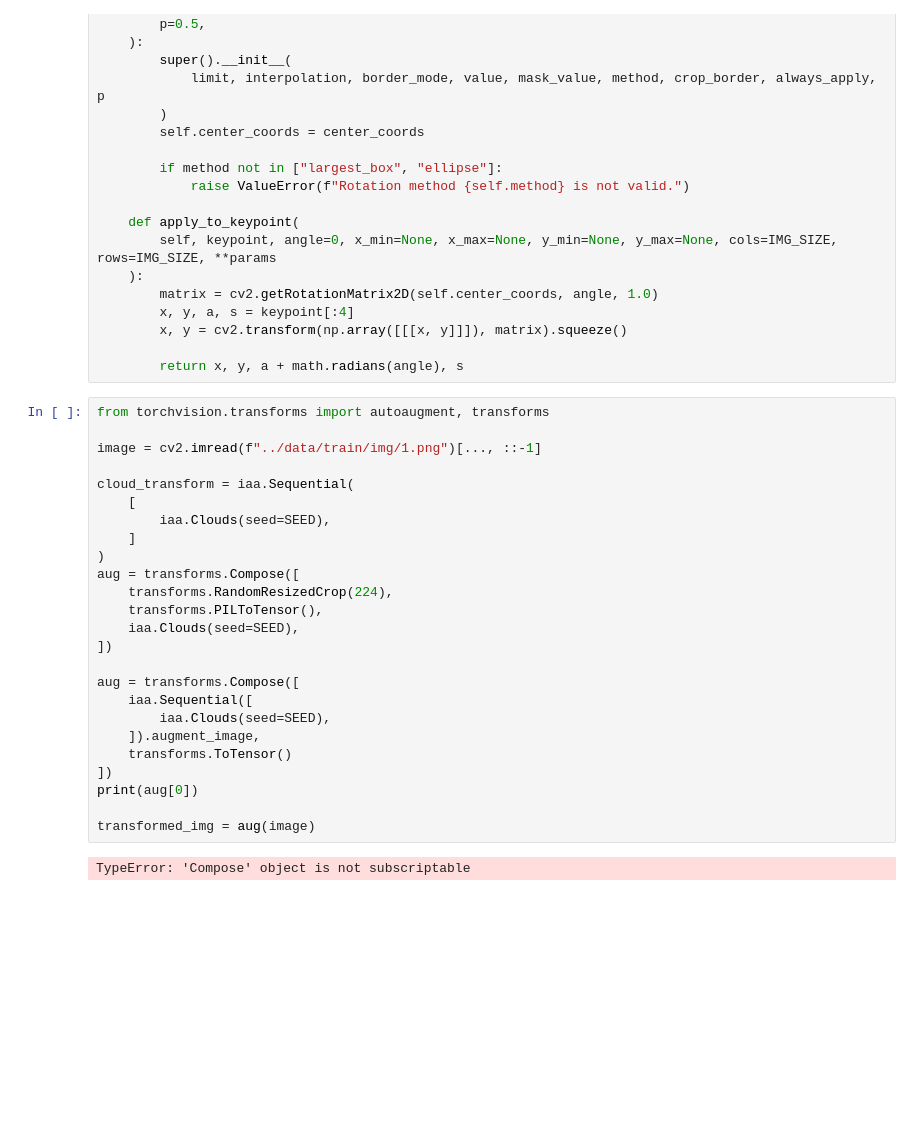
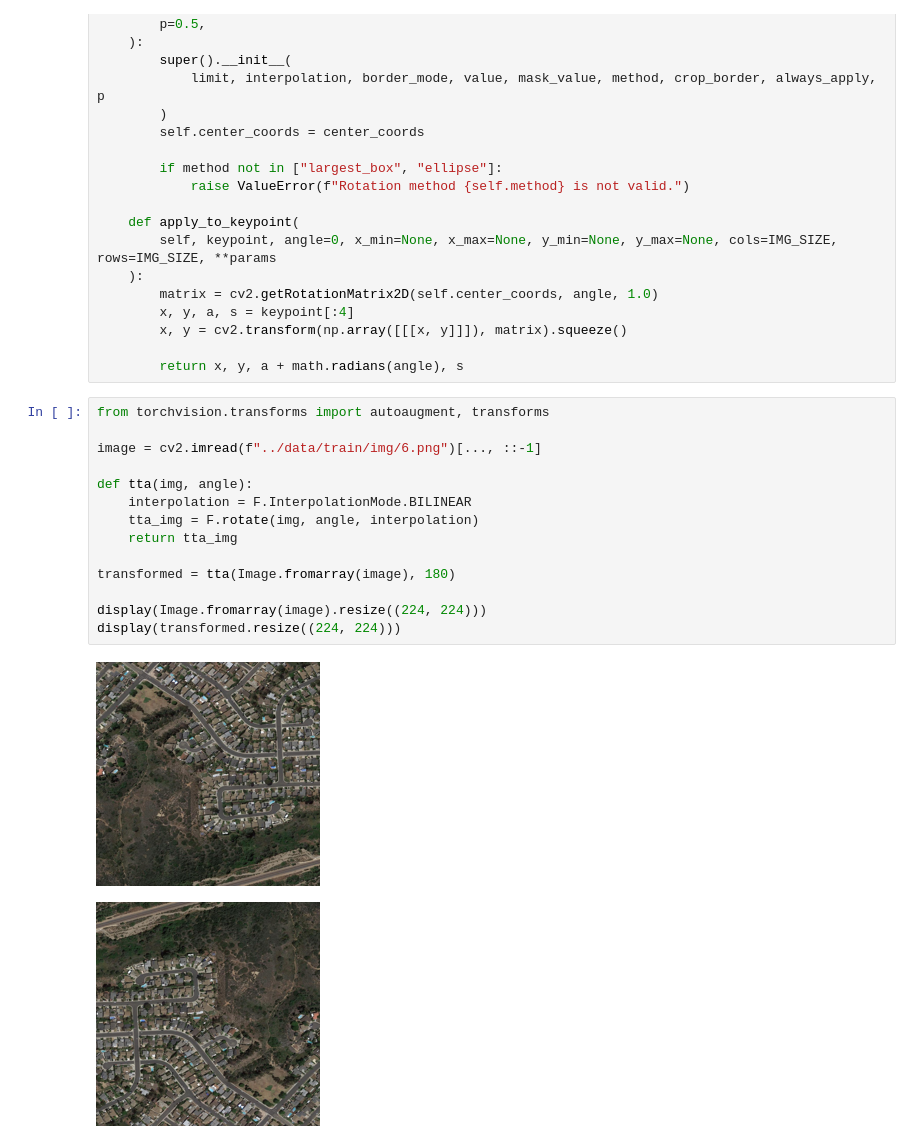
Before and after one commit to traptrip/ai-areal-photo, a Jupyter notebook: notebooks/test_transforms.ipynb, the cells around one changed output. Drawn from its saved outputs; the diff is of its cells as text; blank space fills up the shorter version.

```diff
--- a/notebooks/test_transforms.ipynb
+++ b/notebooks/test_transforms.ipynb
@@ -48,31 +48,21 @@ class RandomRotate(A.Rotate):
         x, y = cv2.transform(np.array([[[x, y]]]), matrix).squeeze()
 
         return x, y, a + math.radians(angle), s
-# %%
-from torchvision.transforms import autoaugment, transforms
-
-image = cv2.imread(f"../data/train/img/1.png")[..., ::-1]
-
-cloud_transform = iaa.Sequential(
-    [
-        iaa.Clouds(seed=SEED),
-    ]
-)
-aug = transforms.Compose([
-    transforms.RandomResizedCrop(224),
-    transforms.PILToTensor(),
-    iaa.Clouds(seed=SEED),
-])
-
-aug = transforms.Compose([
-    iaa.Sequential([
-        iaa.Clouds(seed=SEED),
-    ]).augment_image,
-    transforms.ToTensor()
-])
-print(aug[0])
-
-transformed_img = aug(image)
-# %% [output]
-TypeError: 'Compose' object is not subscriptable
+# %%
+from torchvision.transforms import autoaugment, transforms
+
+image = cv2.imread(f"../data/train/img/6.png")[..., ::-1]
+
+def tta(img, angle):
+    interpolation = F.InterpolationMode.BILINEAR
+    tta_img = F.rotate(img, angle, interpolation)
+    return tta_img
+
+transformed = tta(Image.fromarray(image), 180)
+
+display(Image.fromarray(image).resize((224, 224)))
+display(transformed.resize((224, 224)))
+# %% [output]
+[figure, added]
+[figure, added]
 # %%
```
Also changed, not shown: parts of 1 cell of this notebook, 5 other files.
